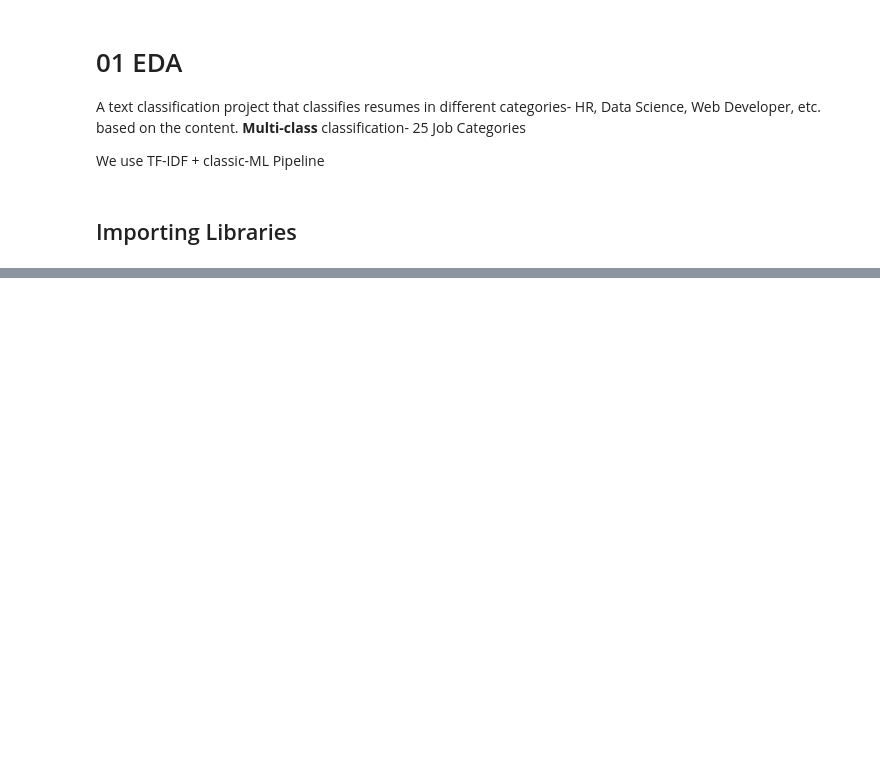
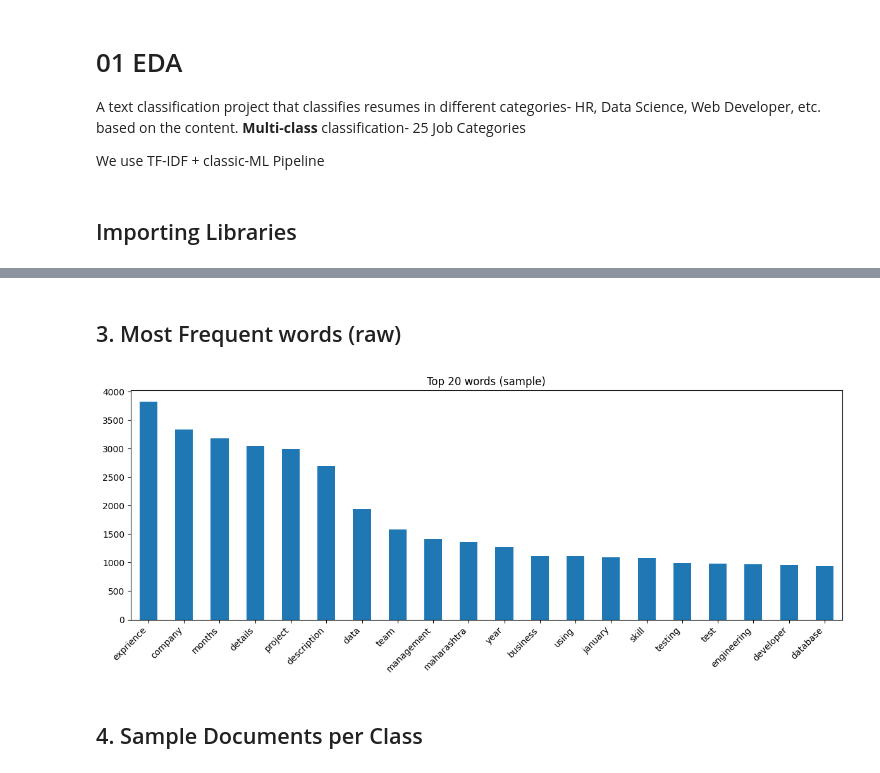
Before and after one commit to bhavya25-ds/Resume-Screening--Classification, a Jupyter notebook: 01_EDA.ipynb, the cells around one changed output, grey strips where cells are left out. Saved outputs shown, nothing was run; the diff lists cells and outputs as text; code cells hidden in the pictures; blank space fills up the shorter version.

```diff
--- a/01_EDA.ipynb
+++ b/01_EDA.ipynb
@@ -14,0 +77,18 @@ import Utility
+# %% [markdown]
+## 3. Most Frequent words (raw)
+# %%
+from sklearn.feature_extraction.text import ENGLISH_STOP_WORDS
+words= Counter()
+for t in df['text'].astype(str).head(3000):
+    words.update(w for w in t.lower().split() if w.isalpha() and w not in ENGLISH_STOP_WORDS and len(w)>2)
+top= pd.Series(dict(words.most_common(20)))
+fig,ax= plt.subplots(figsize=(12, 5));
+top.plot(kind='bar', ax=ax);
+ax.set_title('Top 20 words (sample)');
+plt.xticks(rotation= 45, ha= 'right');
+plt.tight_layout();
+plt.show()
+# %% [output]
+[figure, added]
+# %% [markdown]
+## 4. Sample Documents per Class
```
Also changed, not shown: parts of 6 cells of this notebook.
